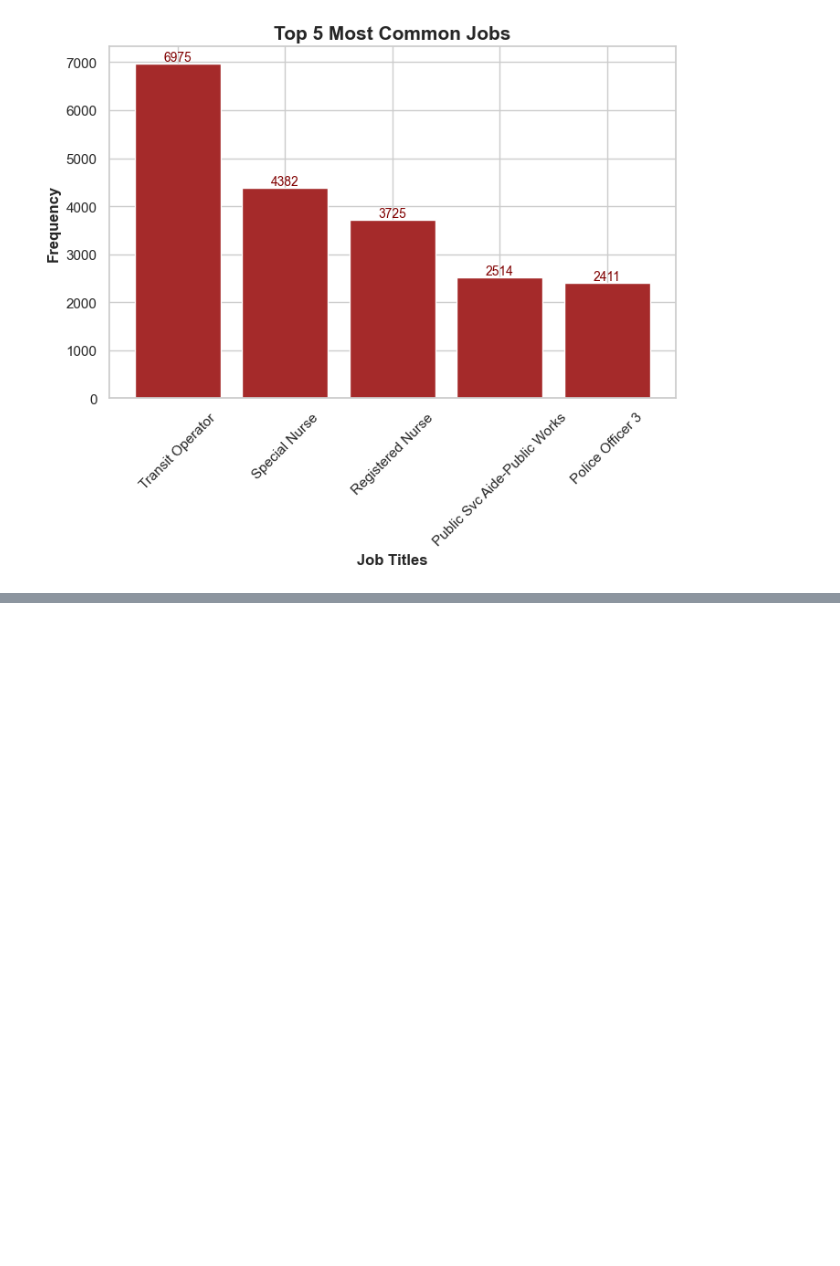
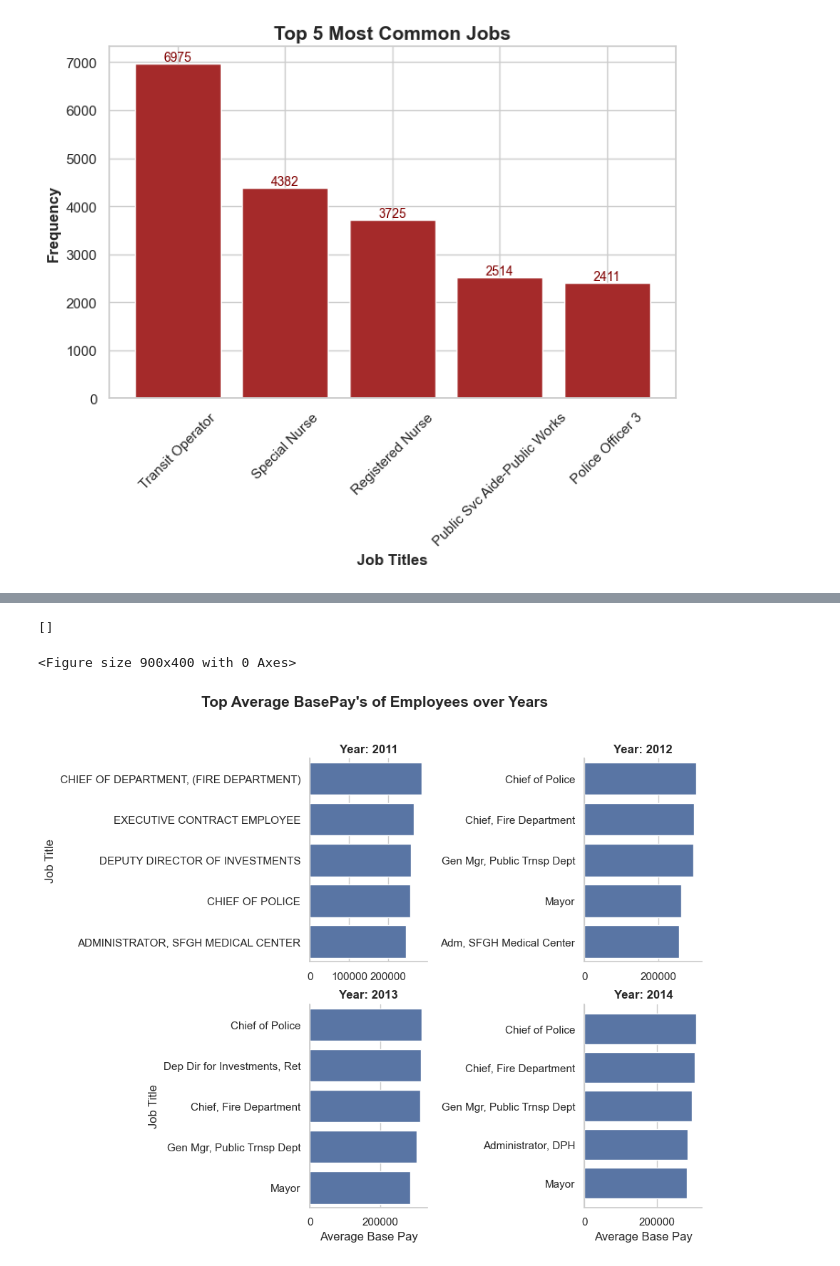
Before and after one commit to shahahmad-dev/sales_data_analysis, a Jupyter notebook: sales_data.ipynb, the cells around one changed output, grey strips where cells are left out. Drawn from its saved outputs; the diff is of its cells as text; code cells hidden in the pictures; blank space fills up the shorter version.

Commit message:
visualizing top average basepays of employees per year

```diff
--- a/sales_data.ipynb
+++ b/sales_data.ipynb
@@ -395,0 +405,24 @@ plt.show()
+# %%
+# visualizing top average basepays of employees per year
+df['Year'] = df['Year'].astype(str).str[:4].astype(int)
+
+# average basepay per job per year
+top_basepay_jobs = (df.groupby(['Year', 'JobTitle'])['BasePay'].mean().reset_index())
+
+# top 5 jobs per year
+top5_per_year = top_basepay_jobs.sort_values(['Year', 'BasePay'], ascending = [True, False]).groupby('Year').head(5)
+
+# visualizing:
+plt.figure(figsize = (9,4))
+fg = sns.FacetGrid(top5_per_year, col = 'Year', height = 4, col_wrap=2, sharex=False, sharey=False, aspect = 1.2)
+fg.map_dataframe(sns.barplot,  x = 'BasePay', y = 'JobTitle')
+
+fg.set_titles(template = 'Year: {col_name}', weight = 'bold')
+fg.set_axis_labels('Average Base Pay', 'Job Title')
+plt.subplots_adjust(top = 0.87)
+fg.figure.suptitle('Top Average BasePay\'s of Employees over Years', fontsize = 15, weight = 'bold')
+plt.plot()
+# %% [output]
+[]
+<Figure size 900x400 with 0 Axes>
+[figure, added]
```
Also changed, not shown: parts of 1 cell of this notebook.
